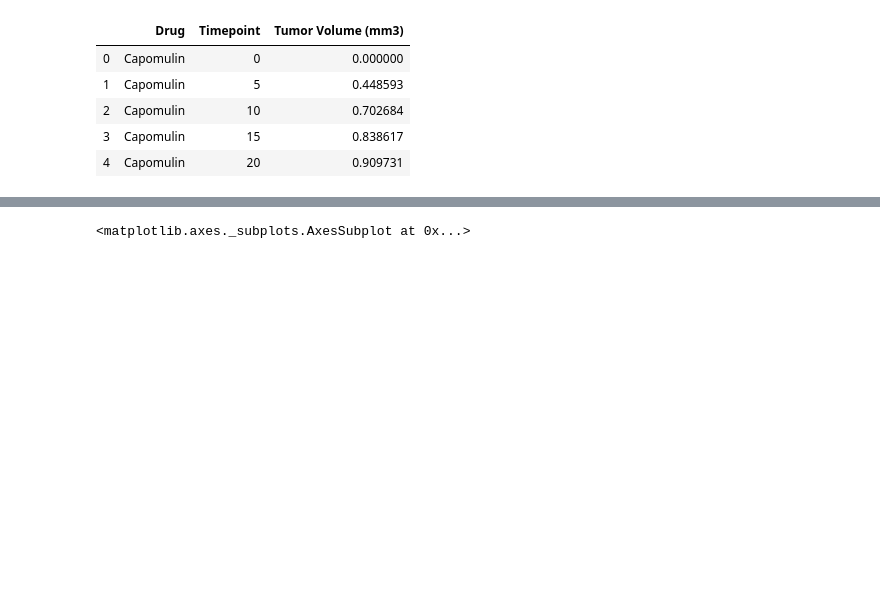
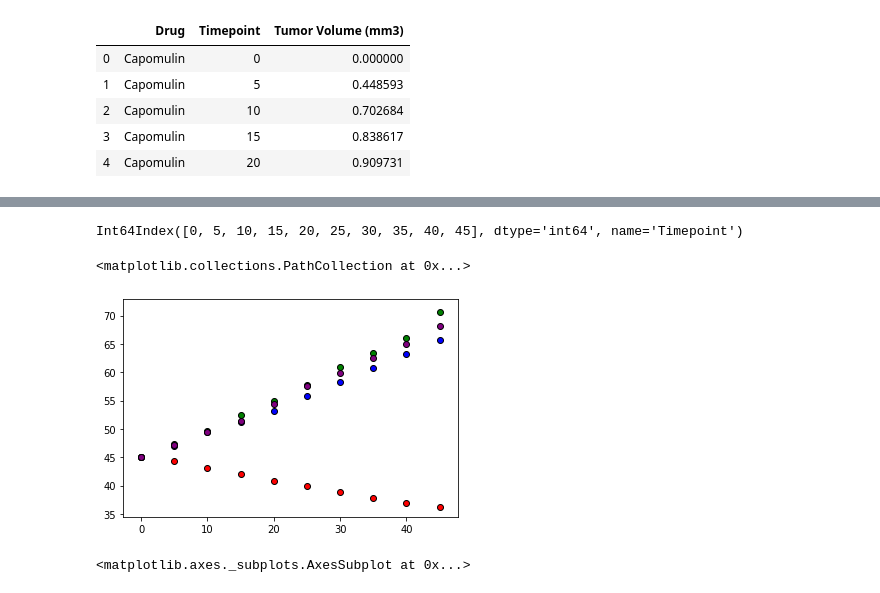
Before and after one commit to umadjoe440/matplotlib-challenge, a Jupyter notebook: Pymaceuticals/pymaceuticals.ipynb, the cells around one changed output, grey strips where cells are left out. Saved outputs shown, nothing was run; the diff lists cells and outputs as text; code cells hidden in the pictures; blank space fills up the shorter version.

```diff
--- a/Pymaceuticals/pymaceuticals.ipynb
+++ b/Pymaceuticals/pymaceuticals.ipynb
@@ -54,8 +57,3 @@ mean_tumor_se_df.head()
 | 2 | Capomulin | 10 | 0.702684 |
 | 3 | Capomulin | 15 | 0.838617 |
 | 4 | Capomulin | 20 | 0.909731 |
-# %%
-mean_tumor_df.set_index("Timepoint")
-mean_tumor_df2 = mean_tumor_df.T
-mean_tumor_df2.head()
-#JGP or maybe create new data frame from
@@ -81,0 +60,4 @@ mouse_clinical_df.plot(kind="scatter", x="Timepoint", y="Tumor Volume (mm3)", gr
+# %%
+#mean tumor volume pivot
+mean_pivot_df = mean_tumor_df.pivot(index="Timepoint", columns="Drug", values="Tumor Volume (mm3)")
+mean_pivot_df
@@ -82,3 +77,19 @@ mouse_clinical_df.plot(kind="scatter", x="Timepoint", y="Tumor Volume (mm3)", gr
+# %%
+#mean tumor volume standard error pivot
+mean_pivot_se_df = mean_tumor_se_df.pivot(index="Timepoint", columns="Drug", values="Tumor Volume (mm3)")
+mean_pivot_se_df.index
+# %% [output]
+Int64Index([0, 5, 10, 15, 20, 25, 30, 35, 40, 45], dtype='int64', name='Timepoint')
+# %%
+#mean_pivot_se_df.plot(kind="scatter", x="Timepoint", y="Capomulin")
+#Capomulin, Infubinol, Ketapril, and Placebo
+plt.scatter(mean_pivot_df.index, mean_pivot_df["Capomulin"], marker="o", facecolors="red", edgecolors="black")
+plt.scatter(mean_pivot_df.index, mean_pivot_df["Infubinol"], marker="o", facecolors="blue", edgecolors="black")
+plt.scatter(mean_pivot_df.index, mean_pivot_df["Ketapril"], marker="o", facecolors="green", edgecolors="black")
+plt.scatter(mean_pivot_df.index, mean_pivot_df["Placebo"], marker="o", facecolors="purple", edgecolors="black")
+# %% [output]
+<matplotlib.collections.PathCollection at 0x...>
+[figure, added]
 # %%
 mouse_clinical_df.plot(kind="scatter", x="Timepoint", y="Metastatic Sites", grid=True, figsize=(8,8), title="Metastatic Changes Over Time")
 # %% [output]
```
Also changed, not shown: parts of 5 cells of this notebook.
